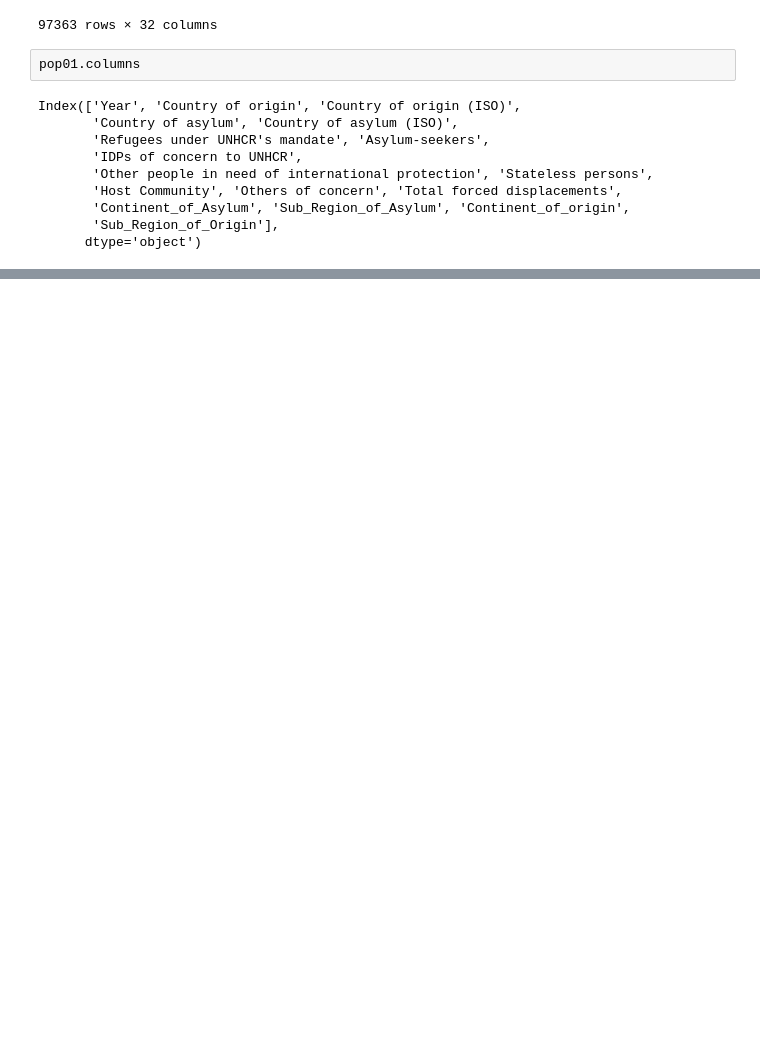
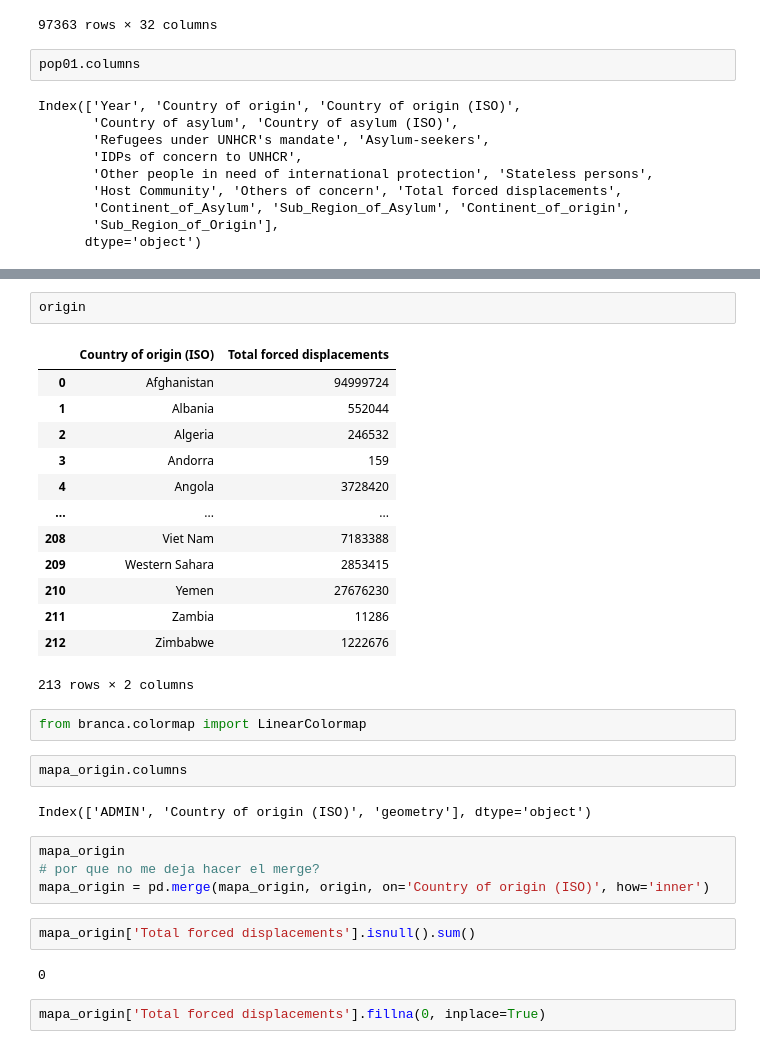
Before and after one commit to IoanaCretuAndrei/Refugee-flow-study, a Jupyter notebook: sucio.ipynb, the cells around one changed output, grey strips where cells are left out. Cells and saved outputs as stored; diff of their text form; blank space fills up the shorter version.

```diff
--- a/sucio.ipynb
+++ b/sucio.ipynb
@@ -443,0 +451,32 @@ adam.average_price = adam.average_price.round(decimals=2)
+# %%
+origin
+# %% [output]
+|  | Country of origin (ISO) | Total forced displacements |
+| 0 | Afghanistan | 94999724 |
+| 1 | Albania | 552044 |
+| 2 | Algeria | 246532 |
+| 3 | Andorra | 159 |
+| 4 | Angola | 3728420 |
+| ... | ... | ... |
+| 208 | Viet Nam | 7183388 |
+| 209 | Western Sahara | 2853415 |
+| 210 | Yemen | 27676230 |
+| 211 | Zambia | 11286 |
+| 212 | Zimbabwe | 1222676 |
+213 rows × 2 columns
+# %%
+from branca.colormap import LinearColormap
+# %%
+mapa_origin.columns
+# %% [output]
+Index(['ADMIN', 'Country of origin (ISO)', 'geometry'], dtype='object')
+# %%
+mapa_origin
+# por que no me deja hacer el merge?
+mapa_origin = pd.merge(mapa_origin, origin, on='Country of origin (ISO)', how='inner')
+# %%
+mapa_origin['Total forced displacements'].isnull().sum()
+# %% [output]
+0
+# %%
+mapa_origin['Total forced displacements'].fillna(0, inplace=True)
```
Also changed, not shown: parts of 14 cells of this notebook.
